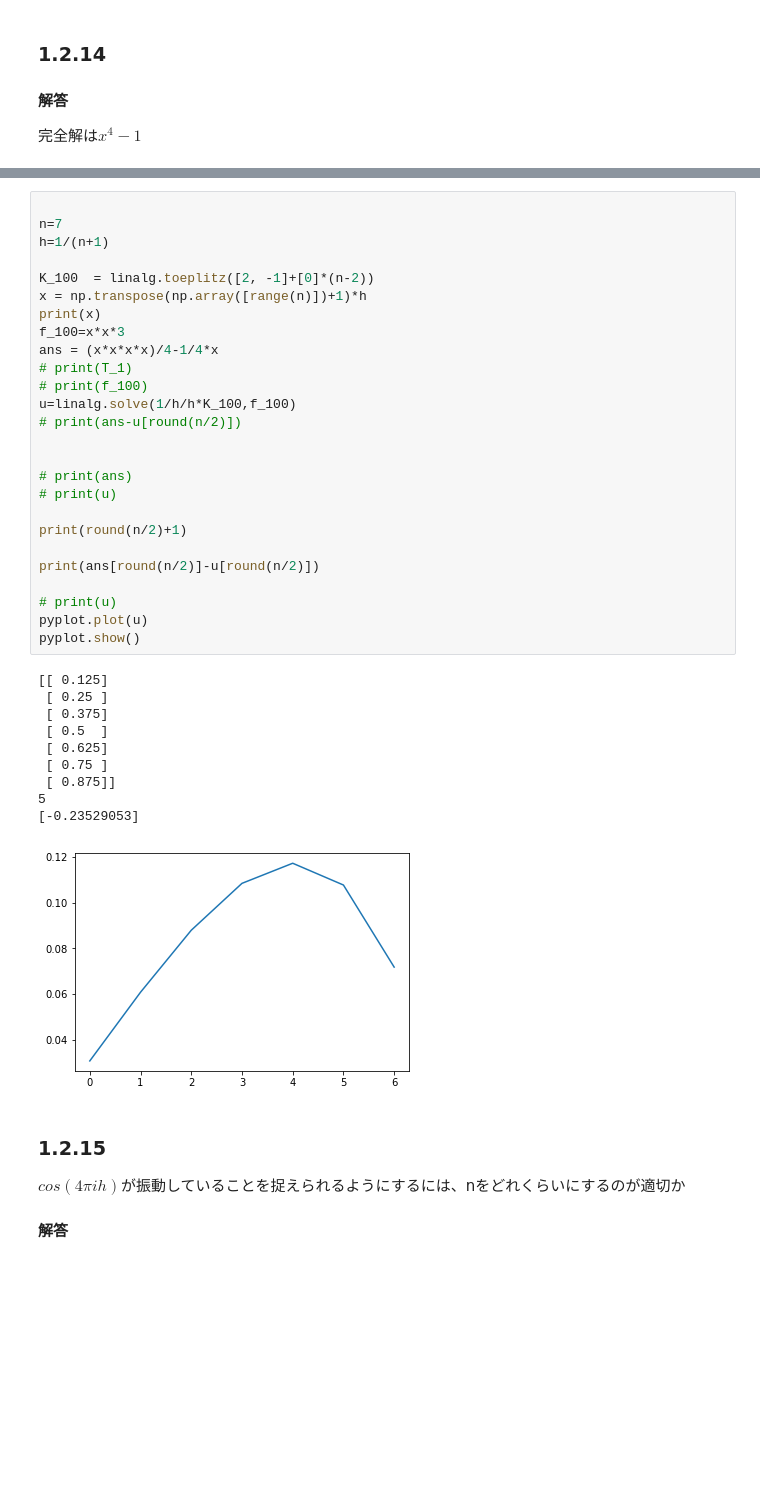
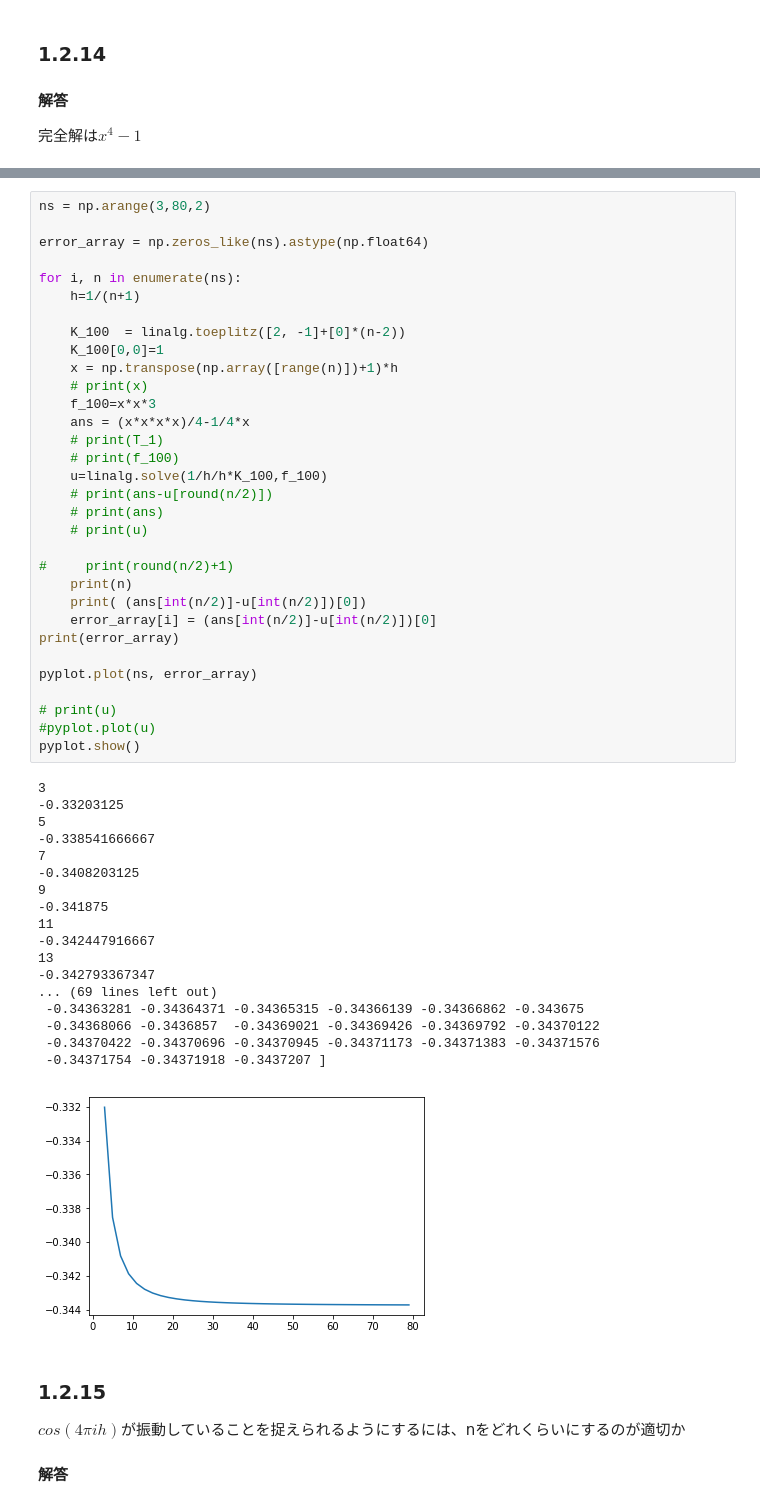
Before and after one commit to chenaoki/meel_strung, a Jupyter notebook: 1.2.ipynb, the cells around one changed output, grey strips where cells are left out. Saved outputs shown, nothing was run; the diff lists cells and outputs as text; blank space fills up the shorter version.

```diff
--- a/1.2.ipynb
+++ b/1.2.ipynb
@@ -335,41 +394,55 @@ pyplot.show()
 [figure]
 # %%
+ns = np.arange(3,80,2)
 
-n=7
-h=1/(n+1)
+error_array = np.zeros_like(ns).astype(np.float64)
 
-K_100  = linalg.toeplitz([2, -1]+[0]*(n-2))
-x = np.transpose(np.array([range(n)])+1)*h
-print(x)
-f_100=x*x*3
-ans = (x*x*x*x)/4-1/4*x
-# print(T_1)
-# print(f_100)
-u=linalg.solve(1/h/h*K_100,f_100)
-# print(ans-u[round(n/2)])
+for i, n in enumerate(ns):
+    h=1/(n+1)
 
+    K_100  = linalg.toeplitz([2, -1]+[0]*(n-2))
+    K_100[0,0]=1
+    x = np.transpose(np.array([range(n)])+1)*h
+    # print(x)
+    f_100=x*x*3
+    ans = (x*x*x*x)/4-1/4*x
+    # print(T_1)
+    # print(f_100)
+    u=linalg.solve(1/h/h*K_100,f_100)
+    # print(ans-u[round(n/2)])
+    # print(ans)
+    # print(u)
 
-# print(ans)
-# print(u)
+#     print(round(n/2)+1)
+    print(n)
+    print( (ans[int(n/2)]-u[int(n/2)])[0])
+    error_array[i] = (ans[int(n/2)]-u[int(n/2)])[0]
+print(error_array)
 
-print(round(n/2)+1)
-
-print(ans[round(n/2)]-u[round(n/2)])
+pyplot.plot(ns, error_array)
 
 # print(u)
-pyplot.plot(u)
+#pyplot.plot(u)
 pyplot.show()
 # %% [output]
-[[ 0.125]
- [ 0.25 ]
- [ 0.375]
- [ 0.5  ]
- [ 0.625]
- [ 0.75 ]
- [ 0.875]]
+3
+-0.33203125
 5
-[-0.23529053]
+-0.338541666667
+7
+-0.3408203125
+9
+-0.341875
+11
+-0.342447916667
+13
+-0.342793367347
+... (69 lines left out)
+ -0.34363281 -0.34364371 -0.34365315 -0.34366139 -0.34366862 -0.343675
+ -0.34368066 -0.3436857  -0.34369021 -0.34369426 -0.34369792 -0.34370122
+ -0.34370422 -0.34370696 -0.34370945 -0.34371173 -0.34371383 -0.34371576
+ -0.34371754 -0.34371918 -0.3437207 ]
-[figure, old version]
+[figure, new version]
 # %% [markdown]
 ### 1.2.15
 $cos(4{\pi}ih)$が振動していることを捉えられるようにするには、nをどれくらいにするのが適切か
```
Also changed, not shown: parts of 11 cells of this notebook.
